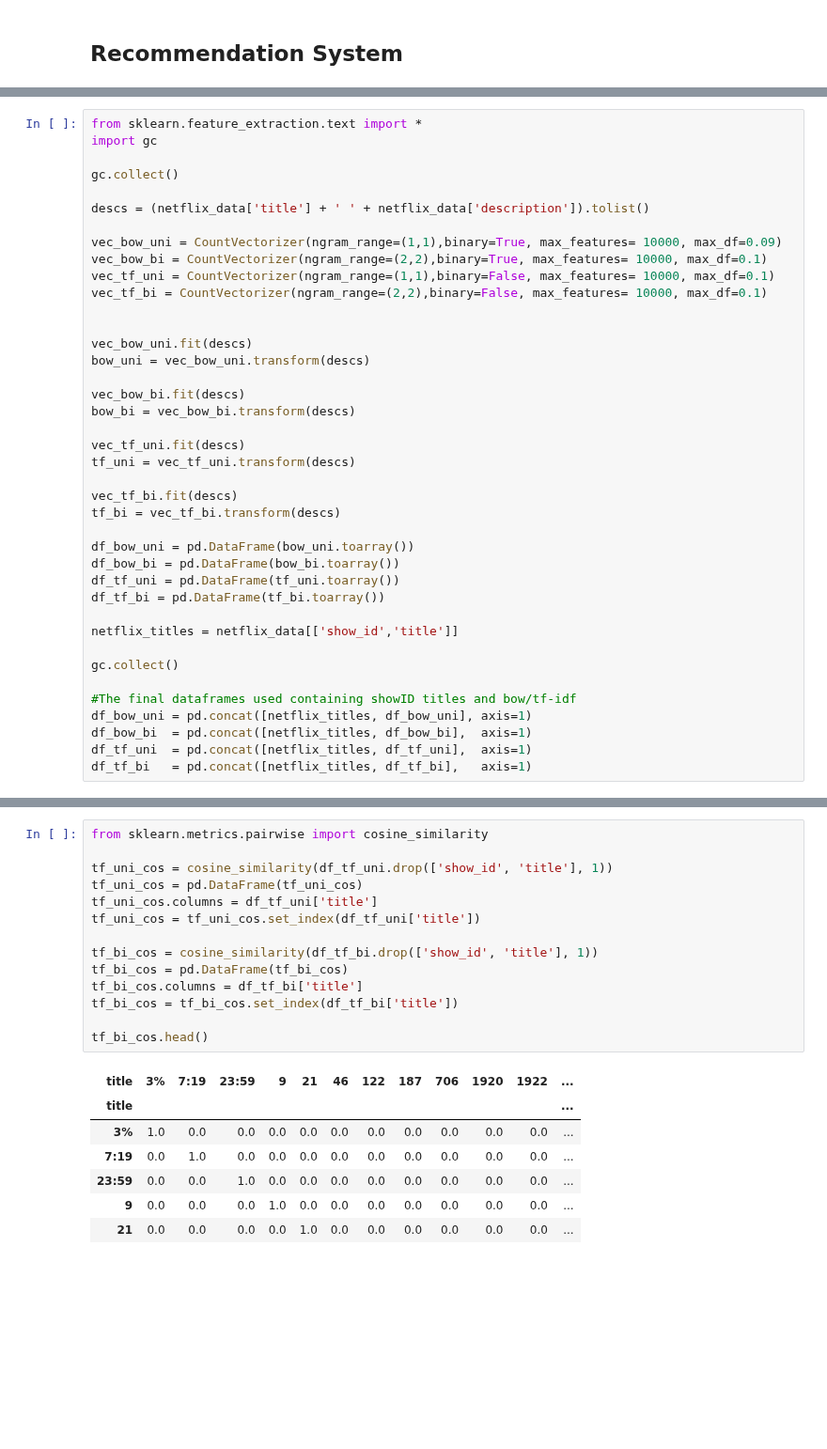
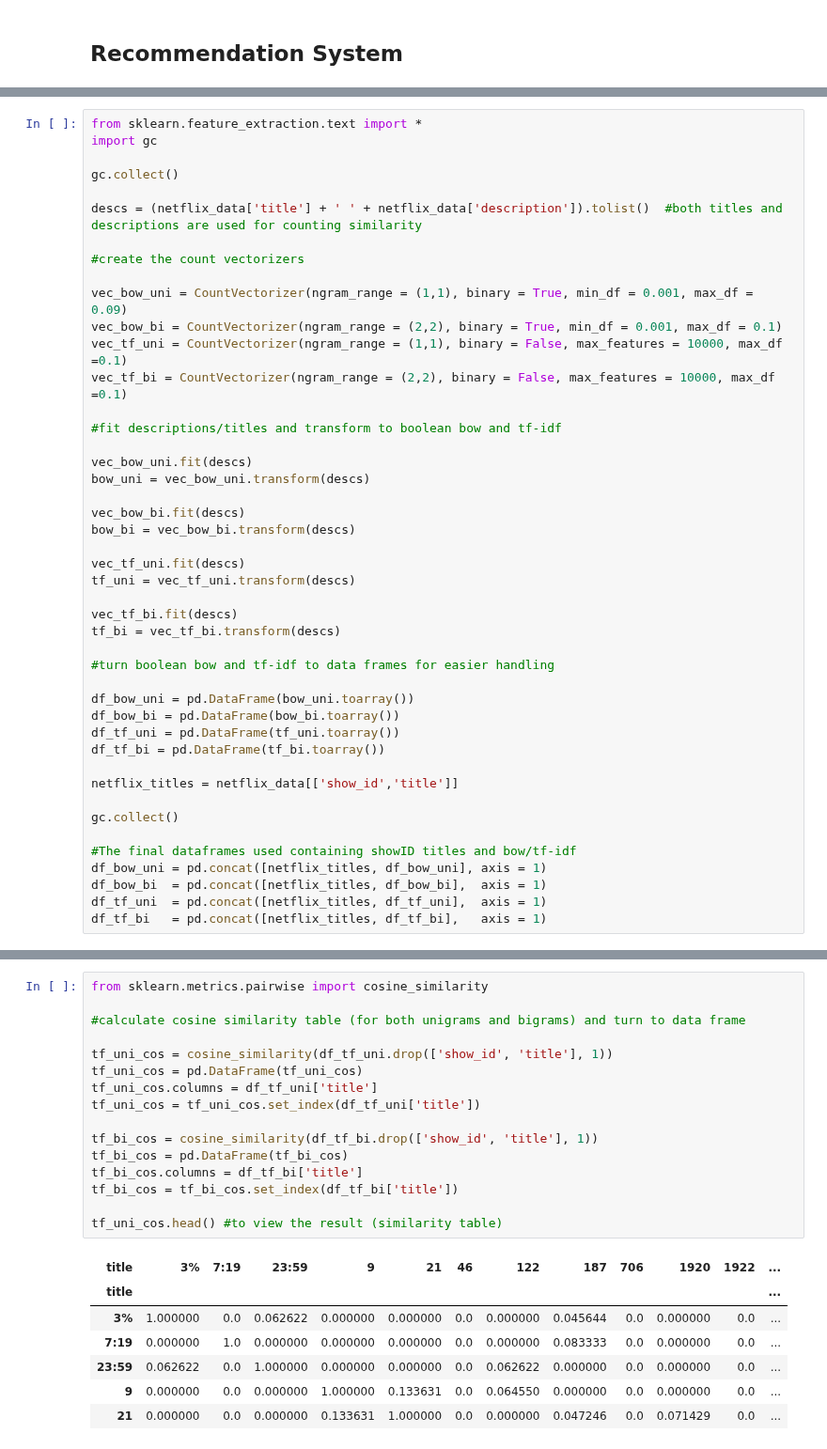
Before and after one commit to d-maniatakos/data-mining-assignment1, a Jupyter notebook: data_mining_assignment1.ipynb, the cells around one changed output, grey strips where cells are left out. Shown at 94% size. Drawn from its saved outputs; the diff is of its cells as text; blank space fills up the shorter version.

```diff
--- a/data_mining_assignment1.ipynb
+++ b/data_mining_assignment1.ipynb
@@ -415,13 +463,16 @@ import gc
 
 gc.collect()
 
-descs = (netflix_data['title'] + ' ' + netflix_data['description']).tolist()
+descs = (netflix_data['title'] + ' ' + netflix_data['description']).tolist()  #both titles and descriptions are used for counting similarity
 
-vec_bow_uni = CountVectorizer(ngram_range=(1,1),binary=True, max_features= 10000, max_df=0.09)
-vec_bow_bi = CountVectorizer(ngram_range=(2,2),binary=True, max_features= 10000, max_df=0.1)
-vec_tf_uni = CountVectorizer(ngram_range=(1,1),binary=False, max_features= 10000, max_df=0.1)
-vec_tf_bi = CountVectorizer(ngram_range=(2,2),binary=False, max_features= 10000, max_df=0.1)
+#create the count vectorizers
 
+vec_bow_uni = CountVectorizer(ngram_range = (1,1), binary = True, min_df = 0.001, max_df = 0.09)
+vec_bow_bi = CountVectorizer(ngram_range = (2,2), binary = True, min_df = 0.001, max_df = 0.1)
+vec_tf_uni = CountVectorizer(ngram_range = (1,1), binary = False, max_features = 10000, max_df =0.1)
+vec_tf_bi = CountVectorizer(ngram_range = (2,2), binary = False, max_features = 10000, max_df =0.1)
+
+#fit descriptions/titles and transform to boolean bow and tf-idf
 
 vec_bow_uni.fit(descs)
 bow_uni = vec_bow_uni.transform(descs)
@@ -435,6 +486,8 @@ tf_uni = vec_tf_uni.transform(descs)
 vec_tf_bi.fit(descs)
 tf_bi = vec_tf_bi.transform(descs)
 
+#turn boolean bow and tf-idf to data frames for easier handling
+
 df_bow_uni = pd.DataFrame(bow_uni.toarray())
 df_bow_bi = pd.DataFrame(bow_bi.toarray())
 df_tf_uni = pd.DataFrame(tf_uni.toarray())
@@ -445,7 +498,7 @@ netflix_titles = netflix_data[['show_id','title']]
 gc.collect()
 
 #The final dataframes used containing showID titles and bow/tf-idf
-df_bow_uni = pd.concat([netflix_titles, df_bow_uni], axis=1)
-df_bow_bi  = pd.concat([netflix_titles, df_bow_bi],  axis=1)
-df_tf_uni  = pd.concat([netflix_titles, df_tf_uni],  axis=1)
-df_tf_bi   = pd.concat([netflix_titles, df_tf_bi],   axis=1)
+df_bow_uni = pd.concat([netflix_titles, df_bow_uni], axis = 1)
+df_bow_bi  = pd.concat([netflix_titles, df_bow_bi],  axis = 1)
+df_tf_uni  = pd.concat([netflix_titles, df_tf_uni],  axis = 1)
+df_tf_bi   = pd.concat([netflix_titles, df_tf_bi],   axis = 1)
@@ -472,23 +535,25 @@ KeyboardInterrupt: ignored
 # %%
 from sklearn.metrics.pairwise import cosine_similarity
+
+#calculate cosine similarity table (for both unigrams and bigrams) and turn to data frame
 
 tf_uni_cos = cosine_similarity(df_tf_uni.drop(['show_id', 'title'], 1))
 tf_uni_cos = pd.DataFrame(tf_uni_cos)
 tf_uni_cos.columns = df_tf_uni['title']
 tf_uni_cos = tf_uni_cos.set_index(df_tf_uni['title'])
 
 tf_bi_cos = cosine_similarity(df_tf_bi.drop(['show_id', 'title'], 1))
 tf_bi_cos = pd.DataFrame(tf_bi_cos)
 tf_bi_cos.columns = df_tf_bi['title']
 tf_bi_cos = tf_bi_cos.set_index(df_tf_bi['title'])
 
-tf_bi_cos.head()
+tf_uni_cos.head() #to view the result (similarity table)
 # %% [output]
 | title | 3% | 7:19 | 23:59 | 9 | 21 | 46 | 122 | 187 | 706 | 1920 | 1922 | ... |
 | title |  |  |  |  |  |  |  |  |  |  |  | ... |
-| 3% | 1.0 | 0.0 | 0.0 | 0.0 | 0.0 | 0.0 | 0.0 | 0.0 | 0.0 | 0.0 | 0.0 | ... |
-| 7:19 | 0.0 | 1.0 | 0.0 | 0.0 | 0.0 | 0.0 | 0.0 | 0.0 | 0.0 | 0.0 | 0.0 | ... |
-| 23:59 | 0.0 | 0.0 | 1.0 | 0.0 | 0.0 | 0.0 | 0.0 | 0.0 | 0.0 | 0.0 | 0.0 | ... |
-| 9 | 0.0 | 0.0 | 0.0 | 1.0 | 0.0 | 0.0 | 0.0 | 0.0 | 0.0 | 0.0 | 0.0 | ... |
-| 21 | 0.0 | 0.0 | 0.0 | 0.0 | 1.0 | 0.0 | 0.0 | 0.0 | 0.0 | 0.0 | 0.0 | ... |
+| 3% | 1.000000 | 0.0 | 0.062622 | 0.000000 | 0.000000 | 0.0 | 0.000000 | 0.045644 | 0.0 | 0.000000 | 0.0 | ... |
+| 7:19 | 0.000000 | 1.0 | 0.000000 | 0.000000 | 0.000000 | 0.0 | 0.000000 | 0.083333 | 0.0 | 0.000000 | 0.0 | ... |
+| 23:59 | 0.062622 | 0.0 | 1.000000 | 0.000000 | 0.000000 | 0.0 | 0.062622 | 0.000000 | 0.0 | 0.000000 | 0.0 | ... |
+| 9 | 0.000000 | 0.0 | 0.000000 | 1.000000 | 0.133631 | 0.0 | 0.064550 | 0.000000 | 0.0 | 0.000000 | 0.0 | ... |
+| 21 | 0.000000 | 0.0 | 0.000000 | 0.133631 | 1.000000 | 0.0 | 0.000000 | 0.047246 | 0.0 | 0.071429 | 0.0 | ... |
 5 rows × 7787 columns
```
Also changed, not shown: parts of 52 cells of this notebook.
